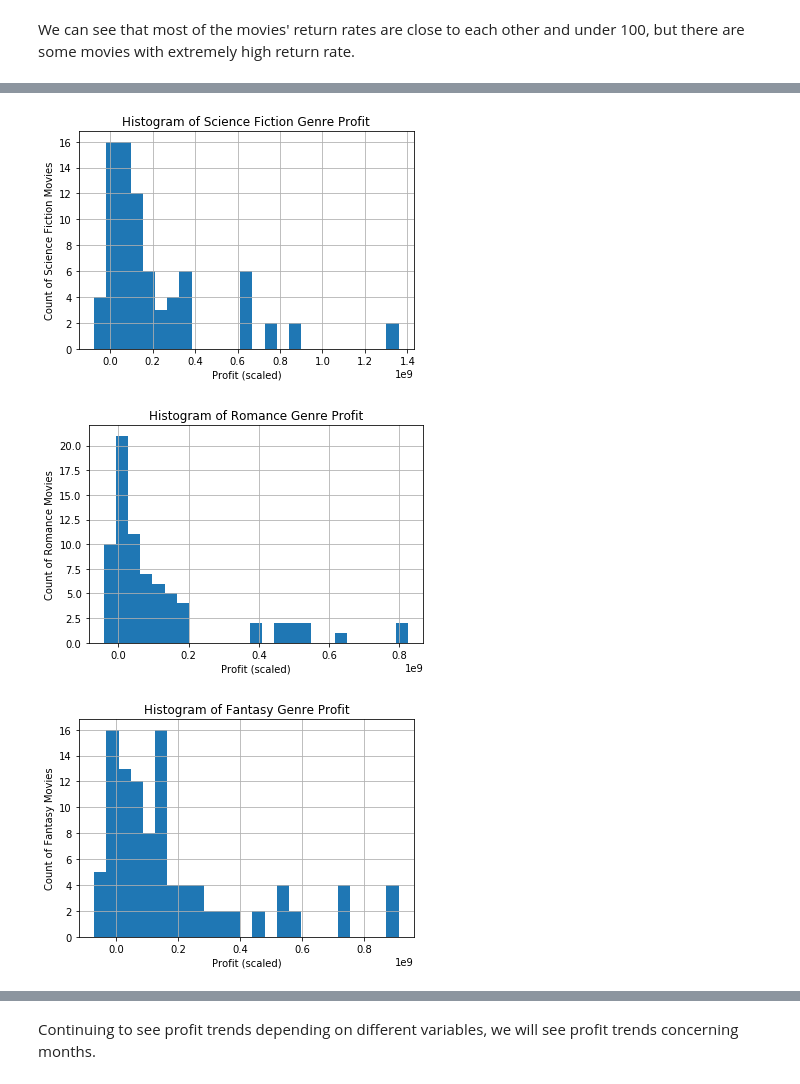
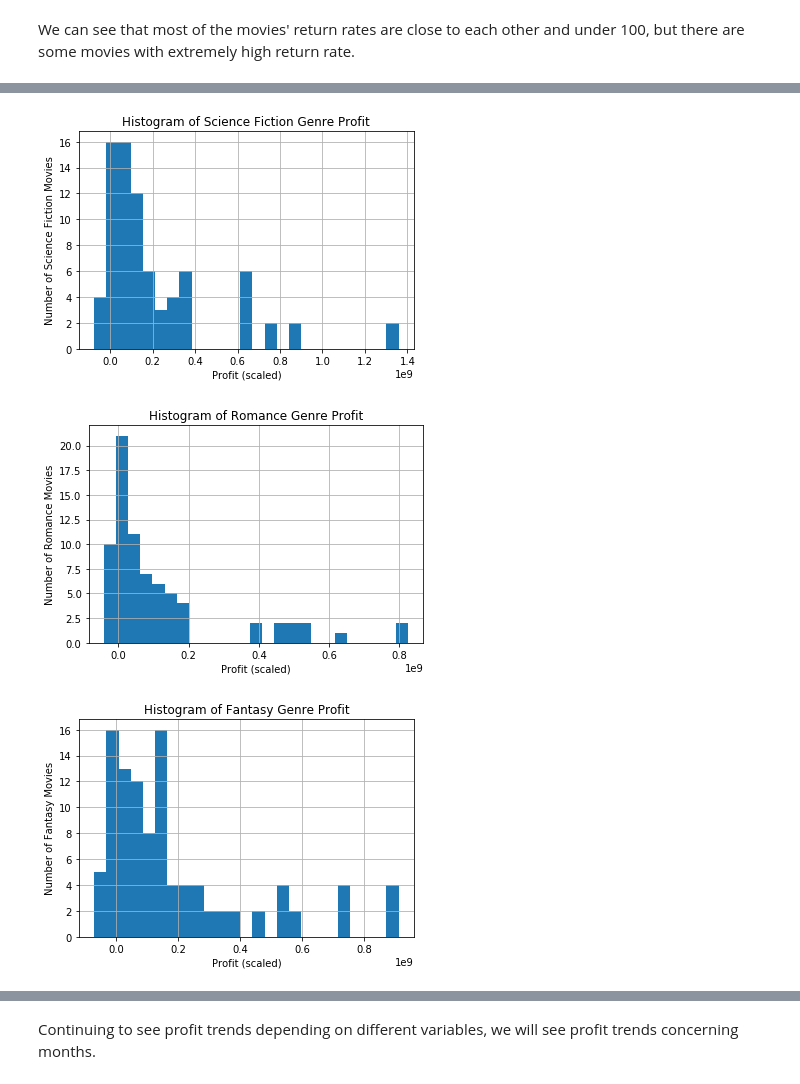
Before and after one commit to k-chau/What-Makes-a-Movie-Profit-, a Jupyter notebook: FinalProject.ipynb, the cells around one changed output, grey strips where cells are left out. Cells and saved outputs as stored; diff of their text form; code cells hidden in the pictures.

```diff
--- a/FinalProject.ipynb
+++ b/FinalProject.ipynb
@@ -292,27 +294,27 @@ f_Family = plt.gcf()
 # %%
 df[df["main_genre"] == 'Science Fiction'].hist(column='profit', bins=25)
 plt.xlabel('Profit (scaled)')
-plt.ylabel('Count of Science Fiction Movies')
+plt.ylabel('Number of Science Fiction Movies')
 plt.title('Histogram of Science Fiction Genre Profit')
 f_Science_Fiction = plt.gcf()
 # %% [output]
-[figure, old version]
+[figure, new version]
 # %%
 df[df["main_genre"] == 'Romance'].hist(column='profit', bins=25)
 plt.xlabel('Profit (scaled)')
-plt.ylabel('Count of Romance Movies')
+plt.ylabel('Number of Romance Movies')
 plt.title('Histogram of Romance Genre Profit')
 f_Romance = plt.gcf()
 # %% [output]
-[figure, old version]
+[figure, new version]
 # %%
 df[df["main_genre"] == 'Fantasy'].hist(column='profit', bins=25)
 plt.xlabel('Profit (scaled)')
-plt.ylabel('Count of Fantasy Movies')
+plt.ylabel('Number of Fantasy Movies')
 plt.title('Histogram of Fantasy Genre Profit')
 f_Fantasy = plt.gcf()
 # %% [output]
-[figure, old version]
+[figure, new version]
 # %%
 df[df["main_genre"] == 'Animation'].hist(column='profit', bins=25)
 plt.xlabel('Profit (scaled)')
```
Also changed, not shown: parts of 47 cells of this notebook.
